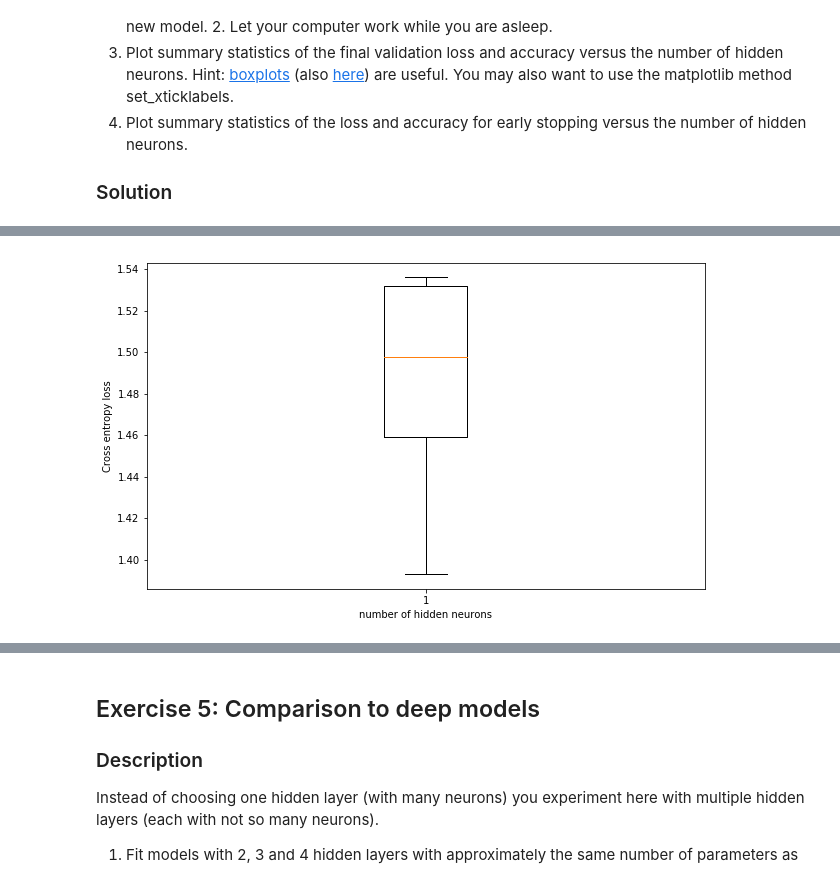
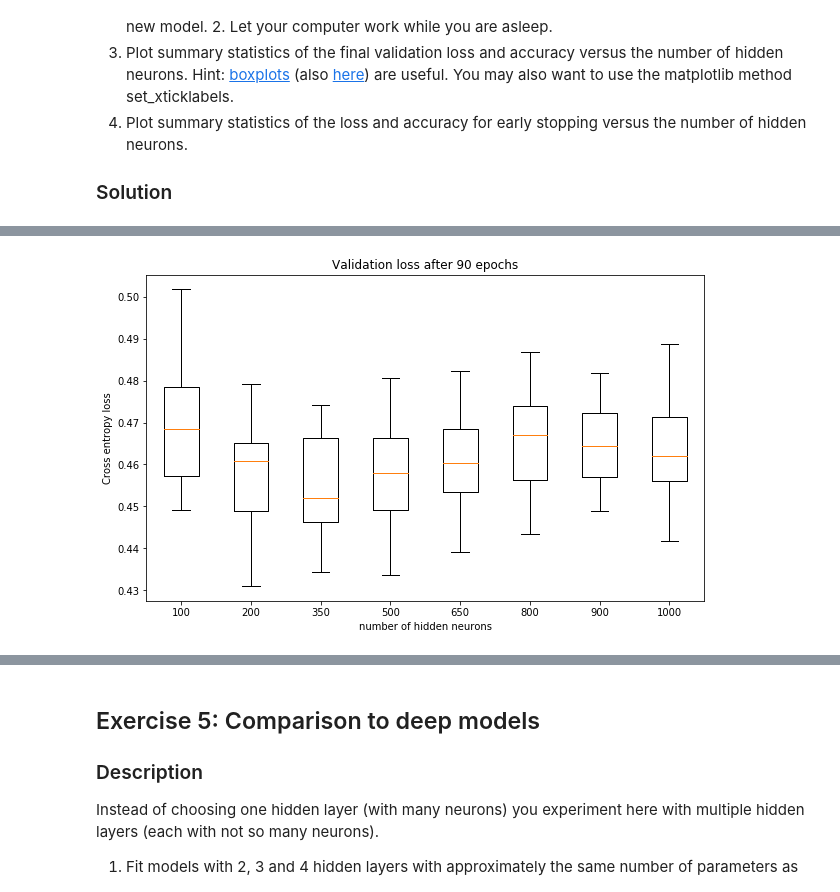
Before and after one commit to SSappy/ANN-Project-1, a Jupyter notebook: miniproject1.ipynb, the cells around one changed output, grey strips where cells are left out. Saved outputs shown, nothing was run; the diff lists cells and outputs as text; code cells hidden in the pictures.

```diff
--- a/miniproject1.ipynb
+++ b/miniproject1.ipynb
@@ -596,10 +596,10 @@ Investigate how the best validation loss and accuracy depends on the number of h
 """
 Parameters
 """
-hidden_units = [5, 50, 100, 300, 500, 650, 800, 1000]
+hidden_units = [10, 50, 100, 200, 350, 500, 650, 800, 900, 1000]
 batch_size = 128
 num_classes = len(subset_of_classes)
-epochs = 100
+epochs = 90
 input_shape = (16*16,)
 optimizer = Adam()
 # %%
@@ -662,6 +678,8 @@ for nb_neurons in hidden_units:
     best_loss=[]
     best_acc=[]
     for i in range(30):
+        if(i%10==0):
+            print(i)
         models = Sequential()
         models.add(Dense(nb_neurons, activation='relu', input_shape=input_shape))
         models.add(Dense(num_classes, activation='softmax'))
@@ -697,11 +730,11 @@ KeyboardInterrupt:
 # %%
-# multiple box plots on one figure
 fig,ax = plt.subplots()
-plt.boxplot(loss_multi)
-#ax.set_xticklabels(hidden_units)
-plt.title('')
+plt.boxplot(loss_multi[2:])
+ax.set_xticklabels(hidden_units[2:])
+plt.title('Validation loss after 90 epochs')
 plt.ylabel('Cross entropy loss')
 plt.xlabel('number of hidden neurons')
+#ax.set_ylim([0.43,0.60])
 plt.show()
 # %% [output]
-[figure, old version]
+[figure, new version]
```
Also changed, not shown: parts of 13 cells of this notebook.
